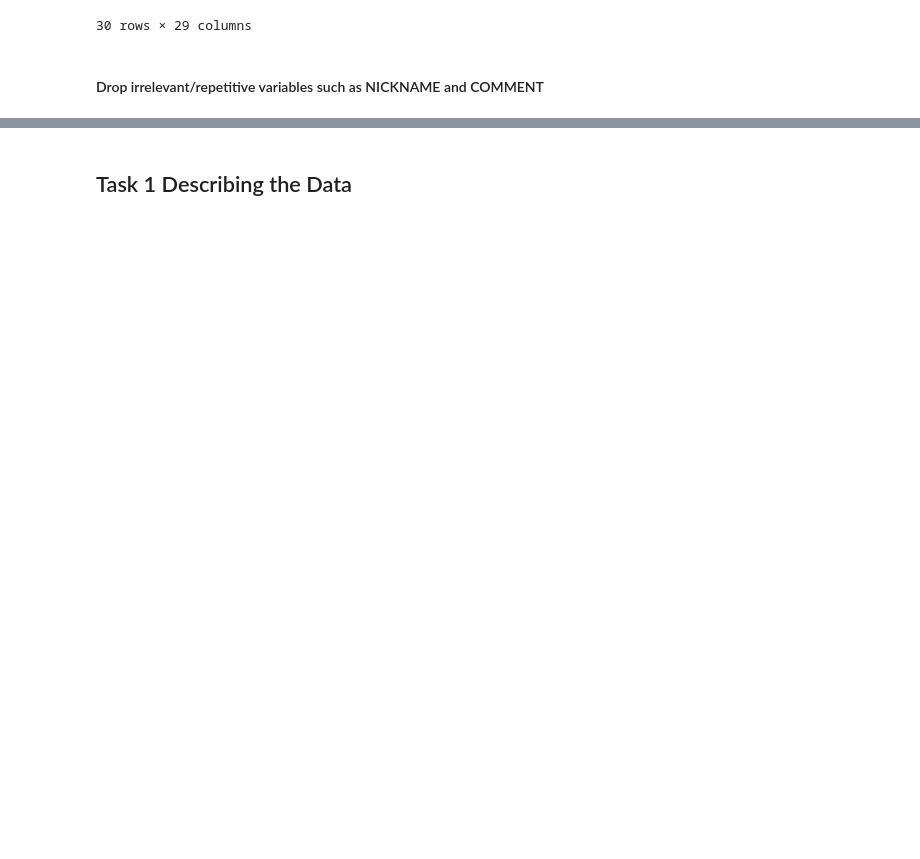
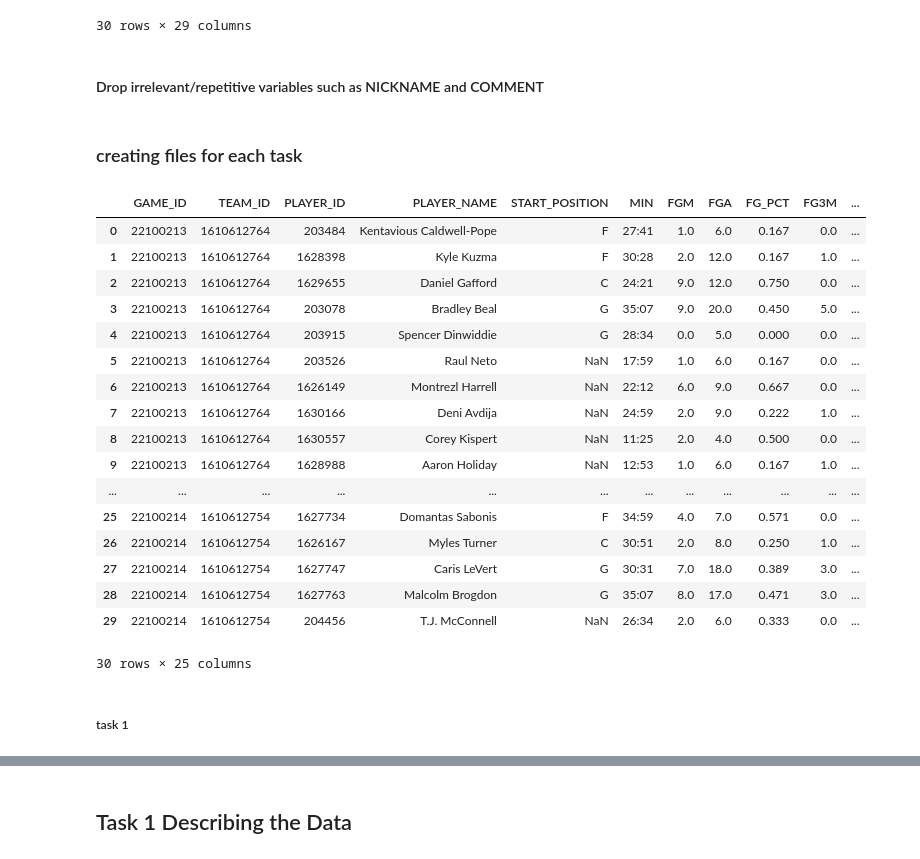
Before and after one commit to harism91/NBA-Data-mining-project, a Jupyter notebook: NBA dataset.ipynb, the cells around one changed output, grey strips where cells are left out. Saved outputs shown, nothing was run; the diff lists cells and outputs as text; code cells hidden in the pictures; blank space fills up the shorter version.

Commit message:
updated preprocessed task 2 and 3

```diff
--- a/NBA dataset.ipynb
+++ b/NBA dataset.ipynb
@@ -103,3 +96,37 @@ data.drop(['NICKNAME'], axis=1, inplace=True)
 data.drop(['COMMENT'], axis=1, inplace=True)
 data.drop(['TEAM_ABBREVIATION'], axis=1, inplace=True)
 data.drop(['TEAM_CITY'], axis=1, inplace=True)
+# %% [markdown]
+### creating files for each task
+# %%
+cleaned_data= data
+cleaned_data.to_csv('cleanedGD.csv', index=False)
+clean = pd.read_csv('cleanedGD.csv')
+
+tsk1=pd.read_csv('cleanedGD.csv')
+tsk2=pd.read_csv('cleanedGD.csv')
+tsk3=pd.read_csv('cleanedGD.csv')
+tsk4=pd.read_csv('cleanedGD.csv')
+tsk5=pd.read_csv('cleanedGD.csv')
+tsk1.head(30)
+# %% [output]
+|  | GAME_ID | TEAM_ID | PLAYER_ID | PLAYER_NAME | START_POSITION | MIN | FGM | FGA | FG_PCT | FG3M | ... |
+| 0 | 22100213 | 1610612764 | 203484 | Kentavious Caldwell-Pope | F | 27:41 | 1.0 | 6.0 | 0.167 | 0.0 | ... |
+| 1 | 22100213 | 1610612764 | 1628398 | Kyle Kuzma | F | 30:28 | 2.0 | 12.0 | 0.167 | 1.0 | ... |
+| 2 | 22100213 | 1610612764 | 1629655 | Daniel Gafford | C | 24:21 | 9.0 | 12.0 | 0.750 | 0.0 | ... |
+| 3 | 22100213 | 1610612764 | 203078 | Bradley Beal | G | 35:07 | 9.0 | 20.0 | 0.450 | 5.0 | ... |
+| 4 | 22100213 | 1610612764 | 203915 | Spencer Dinwiddie | G | 28:34 | 0.0 | 5.0 | 0.000 | 0.0 | ... |
+| 5 | 22100213 | 1610612764 | 203526 | Raul Neto | NaN | 17:59 | 1.0 | 6.0 | 0.167 | 0.0 | ... |
+| 6 | 22100213 | 1610612764 | 1626149 | Montrezl Harrell | NaN | 22:12 | 6.0 | 9.0 | 0.667 | 0.0 | ... |
+| 7 | 22100213 | 1610612764 | 1630166 | Deni Avdija | NaN | 24:59 | 2.0 | 9.0 | 0.222 | 1.0 | ... |
+| 8 | 22100213 | 1610612764 | 1630557 | Corey Kispert | NaN | 11:25 | 2.0 | 4.0 | 0.500 | 0.0 | ... |
+| 9 | 22100213 | 1610612764 | 1628988 | Aaron Holiday | NaN | 12:53 | 1.0 | 6.0 | 0.167 | 1.0 | ... |
+| ... | ... | ... | ... | ... | ... | ... | ... | ... | ... | ... | ... |
+| 25 | 22100214 | 1610612754 | 1627734 | Domantas Sabonis | F | 34:59 | 4.0 | 7.0 | 0.571 | 0.0 | ... |
+| 26 | 22100214 | 1610612754 | 1626167 | Myles Turner | C | 30:51 | 2.0 | 8.0 | 0.250 | 1.0 | ... |
+| 27 | 22100214 | 1610612754 | 1627747 | Caris LeVert | G | 30:31 | 7.0 | 18.0 | 0.389 | 3.0 | ... |
+| 28 | 22100214 | 1610612754 | 1627763 | Malcolm Brogdon | G | 35:07 | 8.0 | 17.0 | 0.471 | 3.0 | ... |
+| 29 | 22100214 | 1610612754 | 204456 | T.J. McConnell | NaN | 26:34 | 2.0 | 6.0 | 0.333 | 0.0 | ... |
+30 rows × 25 columns
+# %% [markdown]
+##### task 1
```
Also changed, not shown: parts of 24 cells of this notebook.
